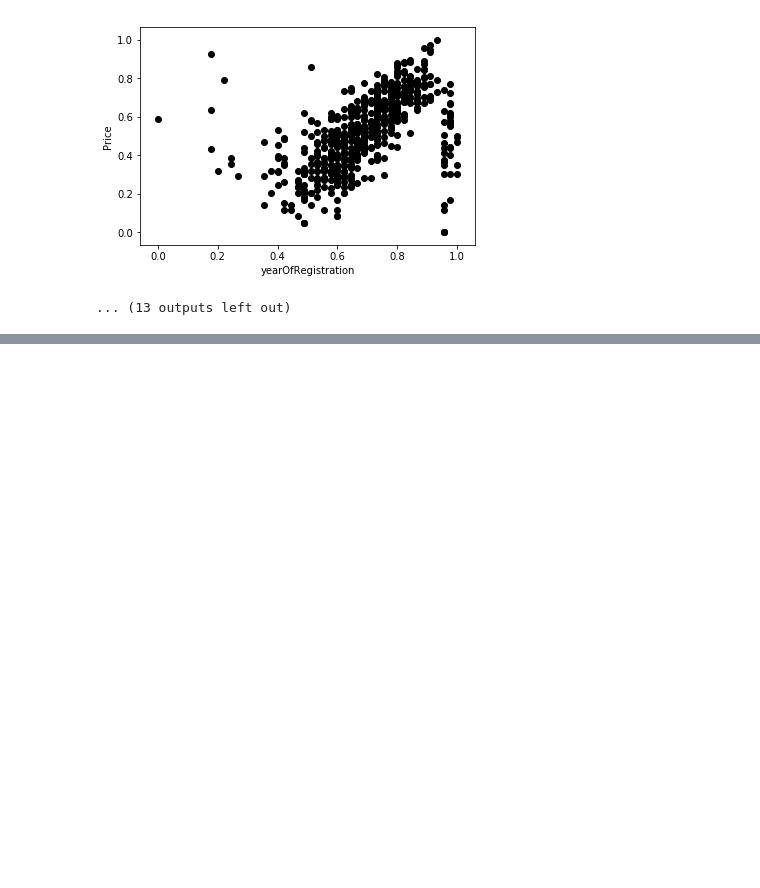
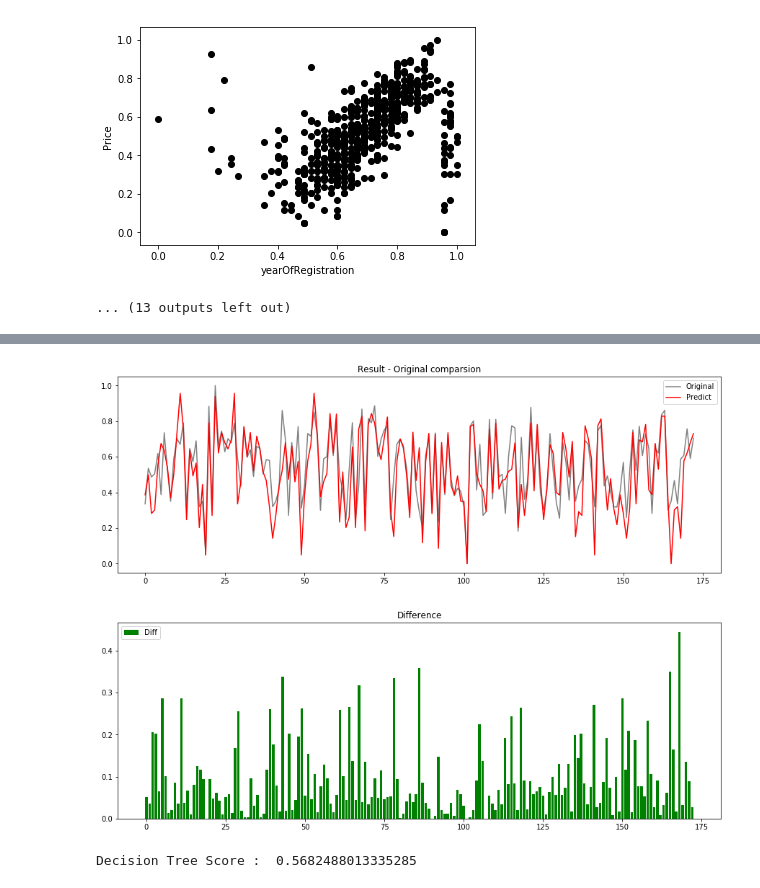
Before and after one commit to KimDoubleB/DS_Tutorials, a Jupyter notebook: Regression_Used_Car.ipynb, the cells around one changed output, grey strips where cells are left out. Saved outputs shown, nothing was run; the diff lists cells and outputs as text; code cells hidden in the pictures; blank space fills up the shorter version.

Commit message:
Add regression algorithm and define result comparison function

```diff
--- a/Regression_Used_Car.ipynb
+++ b/Regression_Used_Car.ipynb
@@ -408,0 +332,10 @@ Accuracy using MAPE:
+# %%
+decisionTree = DecisionTreeRegressor().fit(X_train, y_train) # make decisionTreeRegressor model for predict dependent value
+predicted = decisionTree.predict(X_test) # predict dependent value to test data and assign 'predictDecision'
+result_compare(y_test, pd.Series(predicted))
+score = decisionTree.score(X_test, y_test) # accuracy for result of predictition
+print('Decision Tree Score : ',score)
+# %% [output]
+[figure, added]
+[figure, added]
+Decision Tree Score :  0.5682488013335285
```
Also changed, not shown: parts of 7 cells of this notebook.
